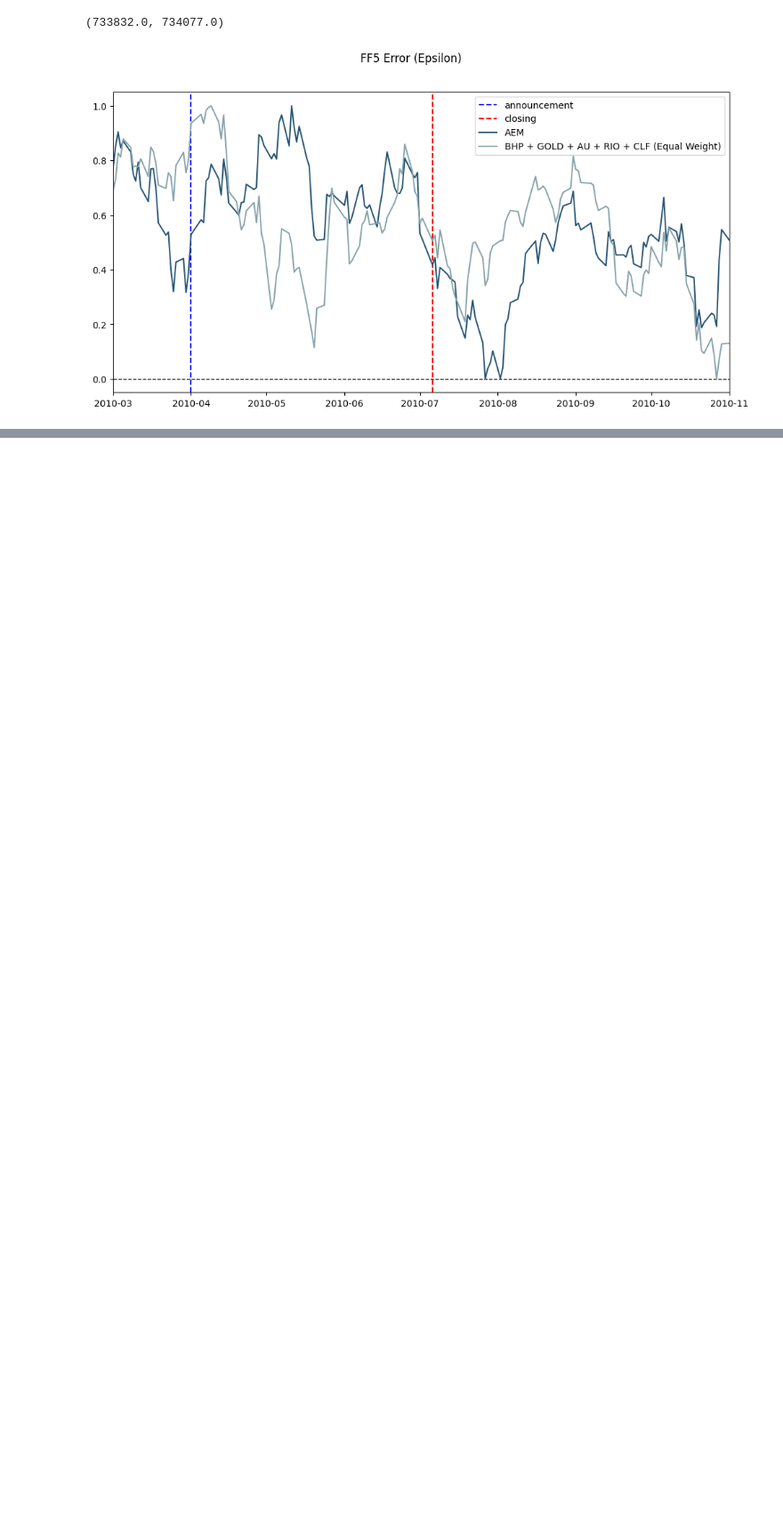
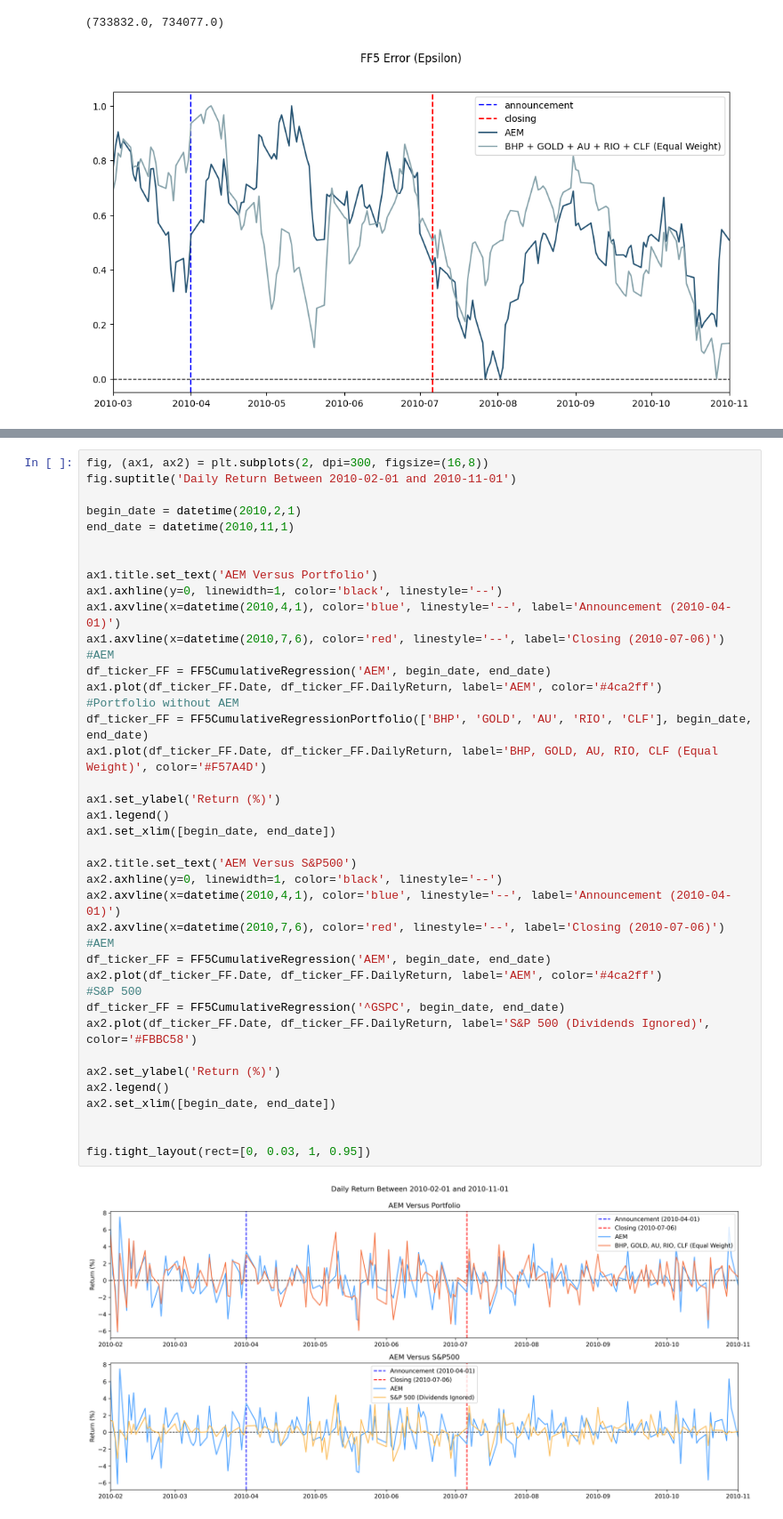
Before and after one commit to chrisliii/FINE-452, a Jupyter notebook: M&A_CAPM_FF3_Daily_Portfolio_AEM.ipynb, the cells around one changed output, grey strips where cells are left out. Shown at 89% size. Saved outputs shown, nothing was run; the diff lists cells and outputs as text; blank space fills up the shorter version.

```diff
--- a/M&A_CAPM_FF3_Daily_Portfolio_AEM.ipynb
+++ b/M&A_CAPM_FF3_Daily_Portfolio_AEM.ipynb
@@ -956,0 +1024,42 @@ ax1.set_xlim([datetime(2010, 3, 1), end_date])
+# %%
+fig, (ax1, ax2) = plt.subplots(2, dpi=300, figsize=(16,8))
+fig.suptitle('Daily Return Between 2010-02-01 and 2010-11-01')
+
+begin_date = datetime(2010,2,1)
+end_date = datetime(2010,11,1)
+
+
+ax1.title.set_text('AEM Versus Portfolio')
+ax1.axhline(y=0, linewidth=1, color='black', linestyle='--')
+ax1.axvline(x=datetime(2010,4,1), color='blue', linestyle='--', label='Announcement (2010-04-01)')
+ax1.axvline(x=datetime(2010,7,6), color='red', linestyle='--', label='Closing (2010-07-06)')
+#AEM
+df_ticker_FF = FF5CumulativeRegression('AEM', begin_date, end_date)
+ax1.plot(df_ticker_FF.Date, df_ticker_FF.DailyReturn, label='AEM', color='#4ca2ff')
+#Portfolio without AEM
+df_ticker_FF = FF5CumulativeRegressionPortfolio(['BHP', 'GOLD', 'AU', 'RIO', 'CLF'], begin_date, end_date)
+ax1.plot(df_ticker_FF.Date, df_ticker_FF.DailyReturn, label='BHP, GOLD, AU, RIO, CLF (Equal Weight)', color='#F57A4D')
+
+ax1.set_ylabel('Return (%)')
+ax1.legend()
+ax1.set_xlim([begin_date, end_date])
+
+ax2.title.set_text('AEM Versus S&P500')
+ax2.axhline(y=0, linewidth=1, color='black', linestyle='--')
+ax2.axvline(x=datetime(2010,4,1), color='blue', linestyle='--', label='Announcement (2010-04-01)')
+ax2.axvline(x=datetime(2010,7,6), color='red', linestyle='--', label='Closing (2010-07-06)')
+#AEM
+df_ticker_FF = FF5CumulativeRegression('AEM', begin_date, end_date)
+ax2.plot(df_ticker_FF.Date, df_ticker_FF.DailyReturn, label='AEM', color='#4ca2ff')
+#S&P 500
+df_ticker_FF = FF5CumulativeRegression('^GSPC', begin_date, end_date)
+ax2.plot(df_ticker_FF.Date, df_ticker_FF.DailyReturn, label='S&P 500 (Dividends Ignored)', color='#FBBC58')
+
+ax2.set_ylabel('Return (%)')
+ax2.legend()
+ax2.set_xlim([begin_date, end_date])
+
+
+fig.tight_layout(rect=[0, 0.03, 1, 0.95])
+# %% [output]
+[figure, added]
```
Also changed, not shown: parts of 6 cells of this notebook.
